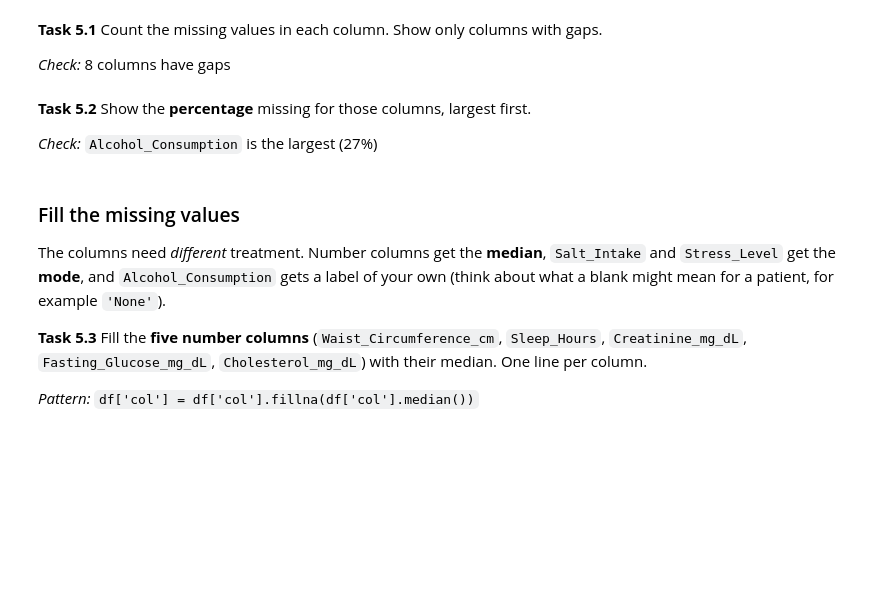
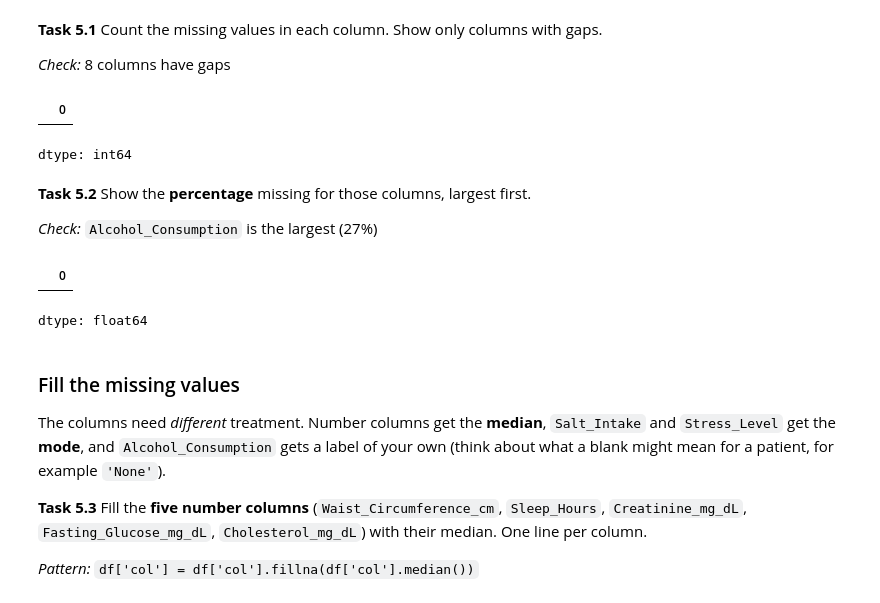
Before and after one commit to Jeyaprabakar01/programming_for_data_analysis_workshop_4_27_10_2026, a Jupyter notebook: Workshop_4_27_10_2026.ipynb, the cells around one changed output. Saved outputs shown, nothing was run; the diff lists cells and outputs as text; code cells hidden in the pictures; blank space fills up the shorter version.

```diff
--- a/Workshop_4_27_10_2026.ipynb
+++ b/Workshop_4_27_10_2026.ipynb
@@ -367,3 +393,9 @@ iqr = ...
+# %%
+missing = df.isnull().sum()
+missing[missing > 0]
+# %% [output]
+|  | 0 |
+dtype: int64
 # %% [markdown]
 **Task 5.2** Show the **percentage** missing for those columns, largest first.
 
@@ -373,3 +403,9 @@ iqr = ...
+# %%
+pct_missing = (df.isnull().mean() * 100).round(2)
+pct_missing[pct_missing > 0].sort_values(ascending=False)
+# %% [output]
+|  | 0 |
+dtype: float64
 # %% [markdown]
 ### Fill the missing values
 The columns need *different* treatment. Number columns get the **median**, `Salt_Intake` and `Stress_Level` get the **mode**, and `Alcohol_Consumption` gets a label of your own (think about what a blank might mean for a patient, for example `'None'`).
```
Also changed, not shown: parts of 19 cells of this notebook.
